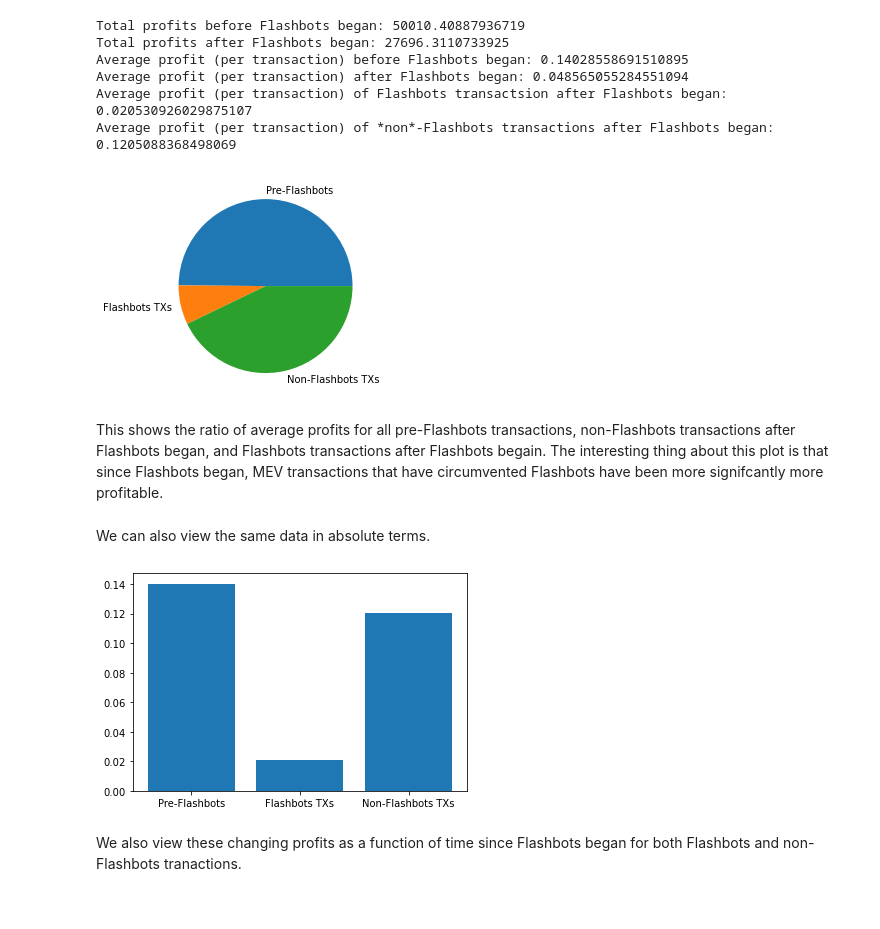
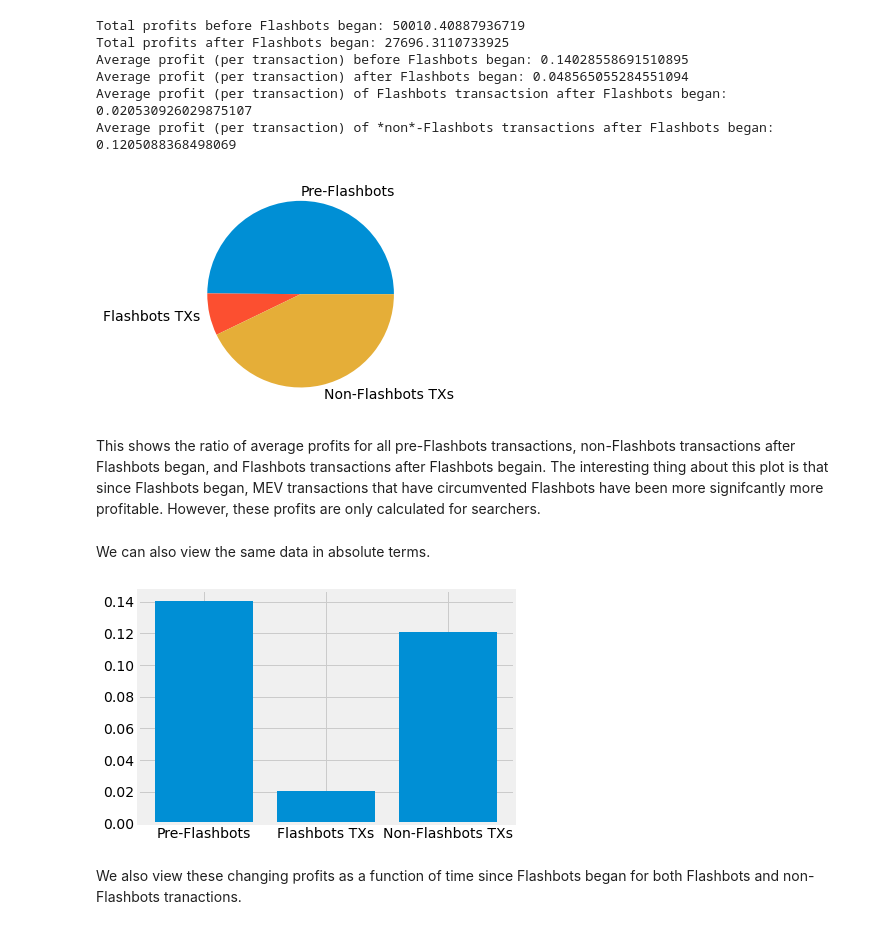
Before and after one commit to a-flashbot-in-the-pan/a-flashbot-in-the-pan, a Jupyter notebook: FlashbotsAnalysis.ipynb, the cells around one changed output. Drawn from its saved outputs; the diff is of its cells as text; code cells hidden in the pictures.

```diff
--- a/FlashbotsAnalysis.ipynb
+++ b/FlashbotsAnalysis.ipynb
@@ -68,6 +68,7 @@ Non-Flashbots transactions: 516402
 # %% [markdown]
 We start by plotting the ratio of Flashbots transactions to non-Flashbots transactions over the entire time interval.
 # %%
+plt.style.use('fivethirtyeight')
 fig = plt.figure()
 fig.patch.set_facecolor('white')
 plt.pie([flashbots_txs, non_flashbots_txs], labels = ["Flashbots", "Non-Flashbots"])
@@ -120,6 +121,7 @@ Non-Flashbots transactions after Flashbots began: 159912
 # %% [markdown]
 We can now plot the ratio of Flashbots transactions to non-Flashbots transactions over *only* the time interval that Flashbots was operational.
 # %%
+plt.style.use('fivethirtyeight')
 fig = plt.figure()
 fig.patch.set_facecolor('white')
 plt.pie([flashbots_txs_after, non_flashbots_txs_after], labels = ["Flashbots", "Non-Flashbots"])
@@ -132,17 +136,23 @@ plt.show()
 We compare below the profits that frontrunners were making in the pre-Flashbots days, to their profits since then. This is the average profit per transaction.
 # %%
-def make_profit_pipline(match_query):
+def make_pipeline(match_query, group_operation):
     return [
         {
             "$match": match_query
         },
         {
-            "$group": {
-                "_id": None,
-                "profit" : {"$sum": "$profit_eth"}
-            }
+            "$group": group_operation
         }
     ]
+
+def make_profit_pipline(match_query):
+    sum_profit_operation = {
+        "_id": None,
+        "profit" : {"$sum": "$profit_eth"}
+    }
+
+    return make_pipeline(match_query, sum_profit_operation)
+
 
 def calculate_profit(match):
     return confirmed_mevs.aggregate(make_profit_pipline(match)).next()["profit"]
@@ -176,28 +186,35 @@ Average profit (per transaction) after Flashbots began: 0.048565055284551094
 Average profit (per transaction) of Flashbots transactsion after Flashbots began: 0.020530926029875107
 Average profit (per transaction) of *non*-Flashbots transactions after Flashbots began: 0.1205088368498069
 # %%
+plt.style.use('fivethirtyeight')
 fig, ax = plt.subplots()
 fig.patch.set_facecolor('white')
 
 profit_segments = [before_fb_avg_profit, fb_avg_profit_after_fb, non_fb_avg_profit_after_fb]
 profit_labels = ["Pre-Flashbots", "Flashbots TXs", "Non-Flashbots TXs"]
 
 ax.pie(profit_segments, labels = profit_labels, normalize=True)
 plt.show()
 # %% [output]
-[figure, old version]
+[figure, new version]
 # %% [markdown]
-This shows the ratio of average profits for all pre-Flashbots transactions, non-Flashbots transactions after Flashbots began, and Flashbots transactions after Flashbots begain. The interesting thing about this plot is that since Flashbots began, MEV transactions that have circumvented Flashbots have been more signifcantly more profitable.
+This shows the ratio of average profits for all pre-Flashbots transactions,
+non-Flashbots transactions after Flashbots began, and Flashbots transactions
+after Flashbots begain. The interesting thing about this plot is that since
+Flashbots began, MEV transactions that have circumvented Flashbots have been
+more signifcantly more profitable. However, these profits are only calculated
+for searchers.
 # %% [markdown]
 We can also view the same data in absolute terms.
 # %%
+plt.style.use('fivethirtyeight')
 fig, ax = plt.subplots()
 fig.patch.set_facecolor('white')
 
 plt.bar(profit_labels, profit_segments)
 plt.show()
 # %% [output]
-[figure, old version]
+[figure, new version]
 # %% [markdown]
 We also view these changing profits as a function of time since Flashbots began for both Flashbots and non-Flashbots tranactions.
 # %%
```
Also changed, not shown: parts of 15 cells of this notebook.
